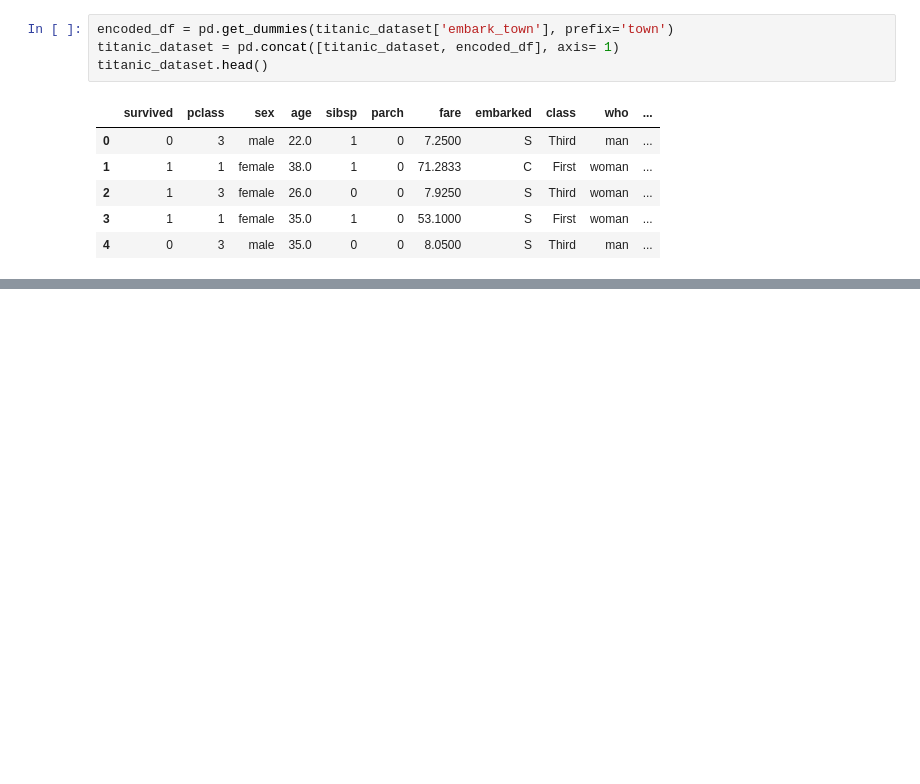
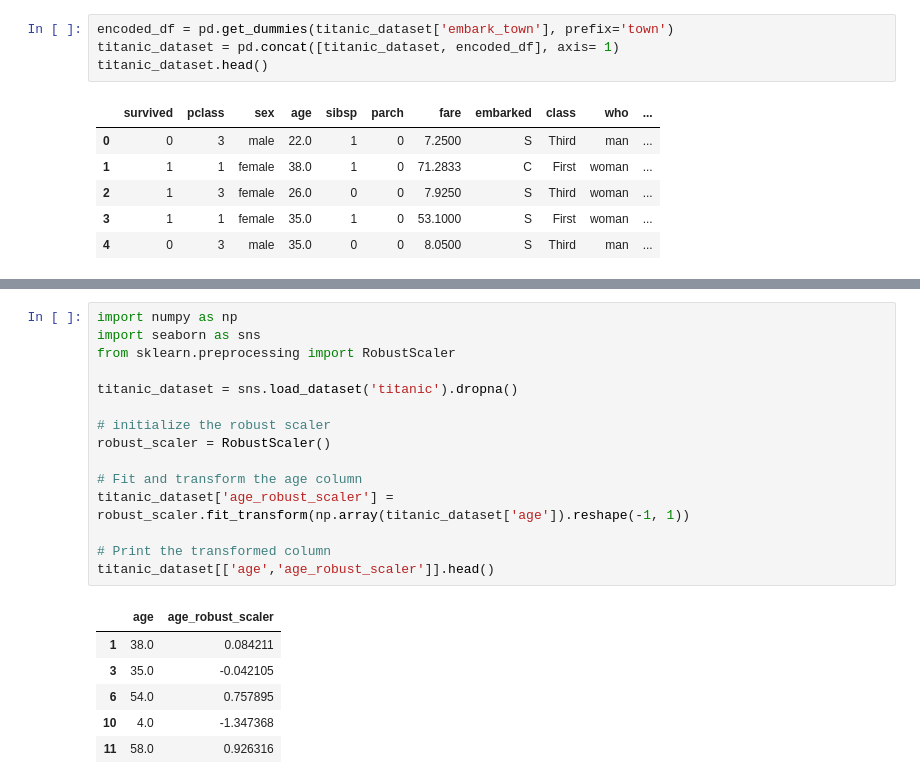
Before and after one commit to vadivelmurugesan/data-science, a Jupyter notebook: example_data_sets/01_titanic_data_set.ipynb, the cells around one changed output, grey strips where cells are left out. Drawn from its saved outputs; the diff is of its cells as text; blank space fills up the shorter version.

```diff
--- a/example_data_sets/01_titanic_data_set.ipynb
+++ b/example_data_sets/01_titanic_data_set.ipynb
@@ -530,0 +621,22 @@ titanic_dataset.head()
+# %%
+import numpy as np
+import seaborn as sns
+from sklearn.preprocessing import RobustScaler
+
+titanic_dataset = sns.load_dataset('titanic').dropna()
+
+# initialize the robust scaler
+robust_scaler = RobustScaler()
+
+# Fit and transform the age column
+titanic_dataset['age_robust_scaler'] = robust_scaler.fit_transform(np.array(titanic_dataset['age']).reshape(-1, 1))
+
+# Print the transformed column
+titanic_dataset[['age','age_robust_scaler']].head()
+# %% [output]
+|  | age | age_robust_scaler |
+| 1 | 38.0 | 0.084211 |
+| 3 | 35.0 | -0.042105 |
+| 6 | 54.0 | 0.757895 |
+| 10 | 4.0 | -1.347368 |
+| 11 | 58.0 | 0.926316 |
```
Also changed, not shown: parts of 7 cells of this notebook.
